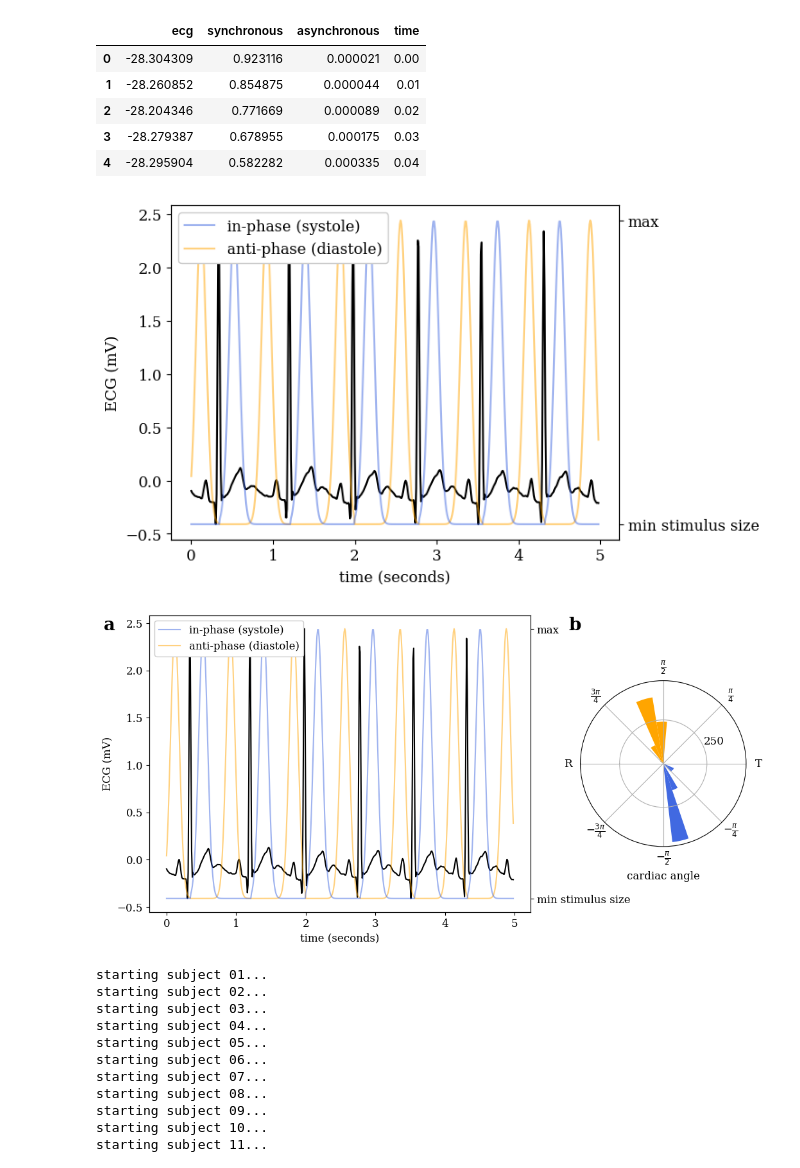
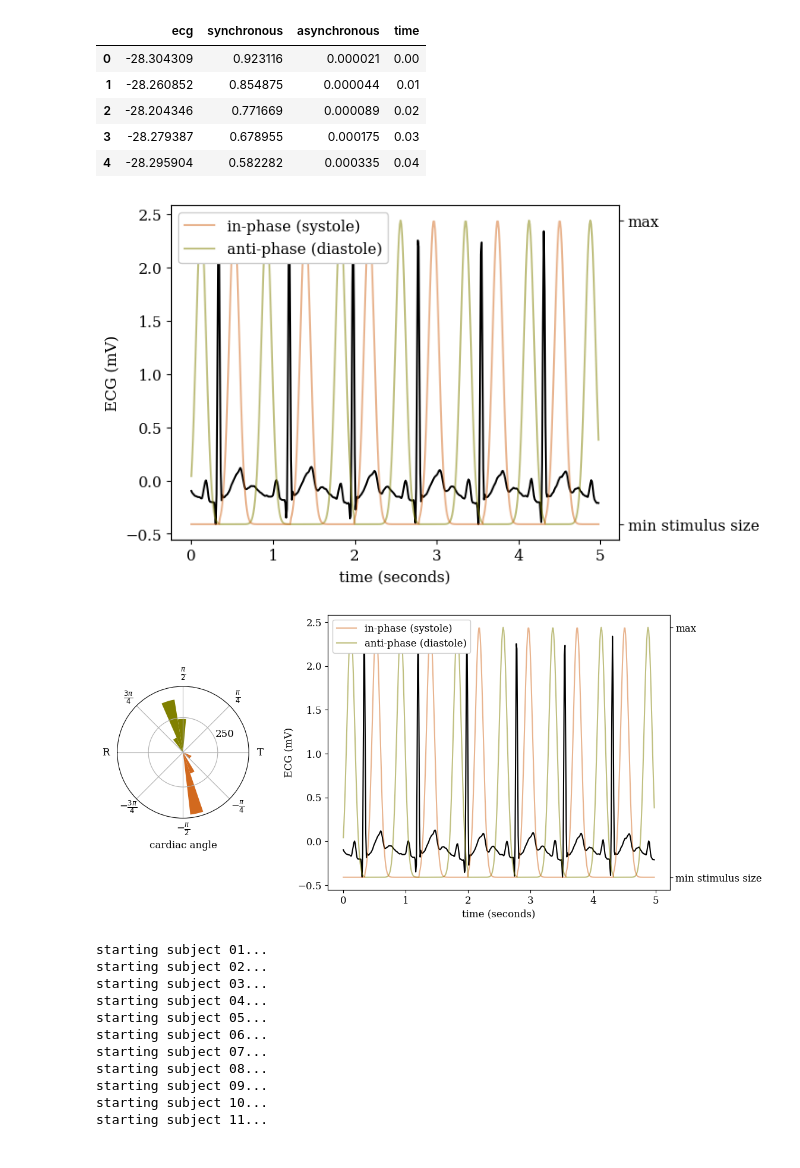
Before and after one commit to apex-lab/ecg-rivalry-analysis, a Jupyter notebook: analysis-ecg.ipynb, the cells around one changed output. Cells and saved outputs as stored; diff of their text form; code cells hidden in the pictures.

```diff
--- a/analysis-ecg.ipynb
+++ b/analysis-ecg.ipynb
@@ -61,7 +61,6 @@ df['ecg_clean'], df['phase'] = process_ecg(df, fs)
 plt.rcParams['font.family'] = 'serif'
 plt.rcParams['font.serif'] = ['Times New Roman'] + plt.rcParams['font.serif']
 plt.rcParams.update({'font.size': 12})
-
 
 def plot_physio_sample(ax1, physio, start_t = 1*60, end_t = 1*60+5):
 
@@ -78,13 +77,13 @@ def plot_physio_sample(ax1, physio, start_t = 1*60, end_t = 1*60+5):
         time, ph.synchronous,
         alpha = .5, zorder = 5,
         label = 'in-phase (systole)',
-        color = 'royalblue'
+        color = 'chocolate'
     )
     ax2.plot(
         time, ph.asynchronous,
         alpha = .5, zorder = 0,
         label = 'anti-phase (diastole)',
-        color = 'orange'
+        color = 'olive'
     )
     ax2.set_yticks([0, 1])
     ax2.set_yticklabels(['min stimulus size', 'max'])
@@ -96,7 +95,7 @@ fig, ax = plt.subplots()
 plot_physio_sample(ax, df)
 plt.show()
 # %% [output]
-[figure, old version]
+[figure, new version]
 # %%
 def get_phase_at_peaks(physio):
     '''
@@ -113,13 +112,13 @@ def get_phase_at_peaks(physio):
 phase_sync, phase_async = get_phase_at_peaks(df)
 # %%
 fig = plt.figure(figsize = (12, 6))
-gs = gridspec.GridSpec(1, 3, wspace = .3, hspace = .4)
-ax0 = fig.add_subplot(gs[:, :2])
+gs = gridspec.GridSpec(1, 3, wspace = .6)
+ax0 = fig.add_subplot(gs[:, 1:])
 plot_physio_sample(ax0, df)
 
-ax = fig.add_subplot(gs[:, 2], projection = 'polar')
-ax.hist(phase_sync, bins = 15, label = 'in-phase', color = 'royalblue')
-ax.hist(phase_async, bins = 15, label = 'anti-phase', color = 'orange')
+ax = fig.add_subplot(gs[:, 0], projection = 'polar')
+ax.hist(phase_sync, bins = 15, label = 'in-phase', color = 'chocolate')
+ax.hist(phase_async, bins = 15, label = 'anti-phase', color = 'olive')
 ticks = np.linspace(np.pi,  -np.pi, 8, endpoint = False)
 tick_labels = [
     r'R',
@@ -130,36 +129,36 @@ tick_labels = [
     r'$-\frac{\pi}{4}$',
     r'$-\frac{\pi}{2}$',
     r'$-\frac{3\pi}{4}$'
 ]
 # set radian ticks
 ax.set_xticks(ticks)
 ax.set_xticklabels(tick_labels)
 ax.set_thetalim(-np.pi, np.pi)
 ax.set_xlabel('cardiac angle')
 # adjust r ticks
 #ax.set_rlabel_position(90 + 45)
 tick_max = ax.get_rmax() - (ax.get_rmax() % 250)
 ticks = np.arange(250, tick_max + 1, step = 250)
 ax.set_rticks(ticks)
 
 def add_label(ax, label, x_offset = .1):
     xmin, xmax = ax.get_xlim()
     xscale = xmax - xmin
     ymin, ymax = ax.get_ylim()
     yscale = ymax - ymin
     ax.text(
         xmin - x_offset * xscale, ymax - .05 * yscale,
         label, size = 20, weight = 'bold'
     )
 
-add_label(ax0, 'a', .12)
-add_label(ax0, 'b', -1.1)
+#add_label(ax0, 'a', .12)
+#add_label(ax0, 'b', -1.1)
 
 fpath = join('figures', 'cardio-illustration.jpeg')
 plt.savefig(fpath, dpi = 500, bbox_inches = 'tight')
 plt.show()
 # %% [output]
-[figure, old version]
+[figure, new version]
 # %%
 def get_bootstrap_dist(phases):
     mean = partial(circmean, high = np.pi, low = -np.pi)
```
Also changed, not shown: parts of 4 cells of this notebook, 2 other files.
